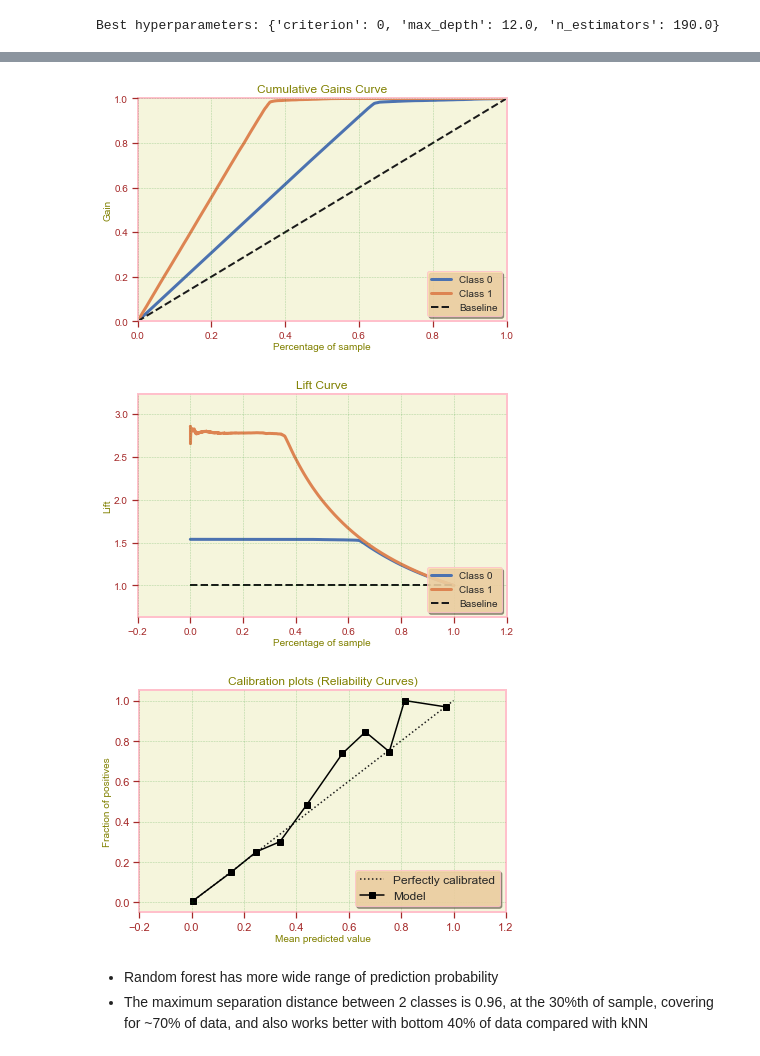
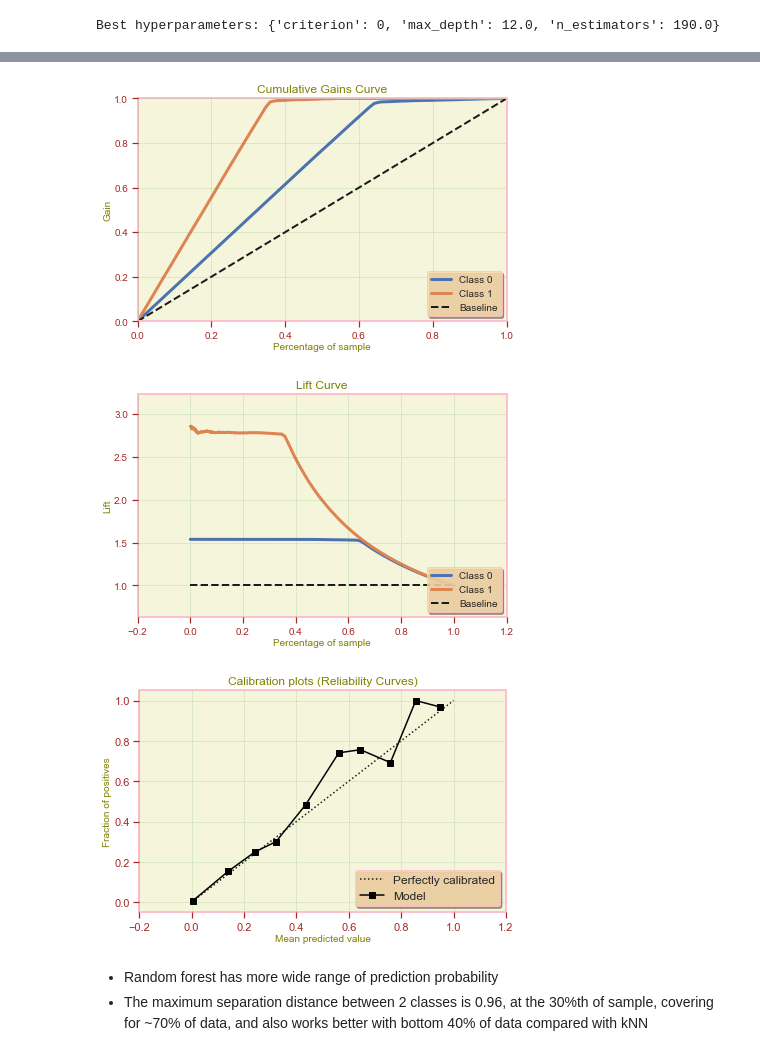
Before and after one commit to nvlinhvn/robot-detection, a Jupyter notebook: analysis_and_modeling.ipynb, the cells around one changed output, grey strips where cells are left out. Cells and saved outputs as stored; diff of their text form; code cells hidden in the pictures.

Commit message:
update images

```diff
--- a/analysis_and_modeling.ipynb
+++ b/analysis_and_modeling.ipynb
@@ -859,8 +859,8 @@ print("Best hyperparameters:", best)
 Best hyperparameters: {'criterion': 0, 'max_depth': 12.0, 'n_estimators': 190.0}
 # %%
 opt_rf_classifier = RandomForestClassifier(
-                                        n_estimators=135,
-                                        max_depth = 11,
+                                        n_estimators=190,
+                                        max_depth = 12,
                                         criterion = 'gini',
                                         random_state=42,
                                         class_weight = class_weight
@@ -874,6 +874,6 @@ metrics(rf_y_test, rf_pred_proba_opt)
 [figure]
-[figure, old version]
+[figure, new version]
-[figure, old version]
+[figure, new version]
 # %% [markdown]
 - Random forest has more wide range of prediction probability
 - The maximum separation distance between 2 classes is 0.96, at the 30%th of sample, covering for ~70% of data, and also works better with bottom 40% of data compared with kNN
```
Also changed, not shown: parts of 1 cell of this notebook, 2 other files.
